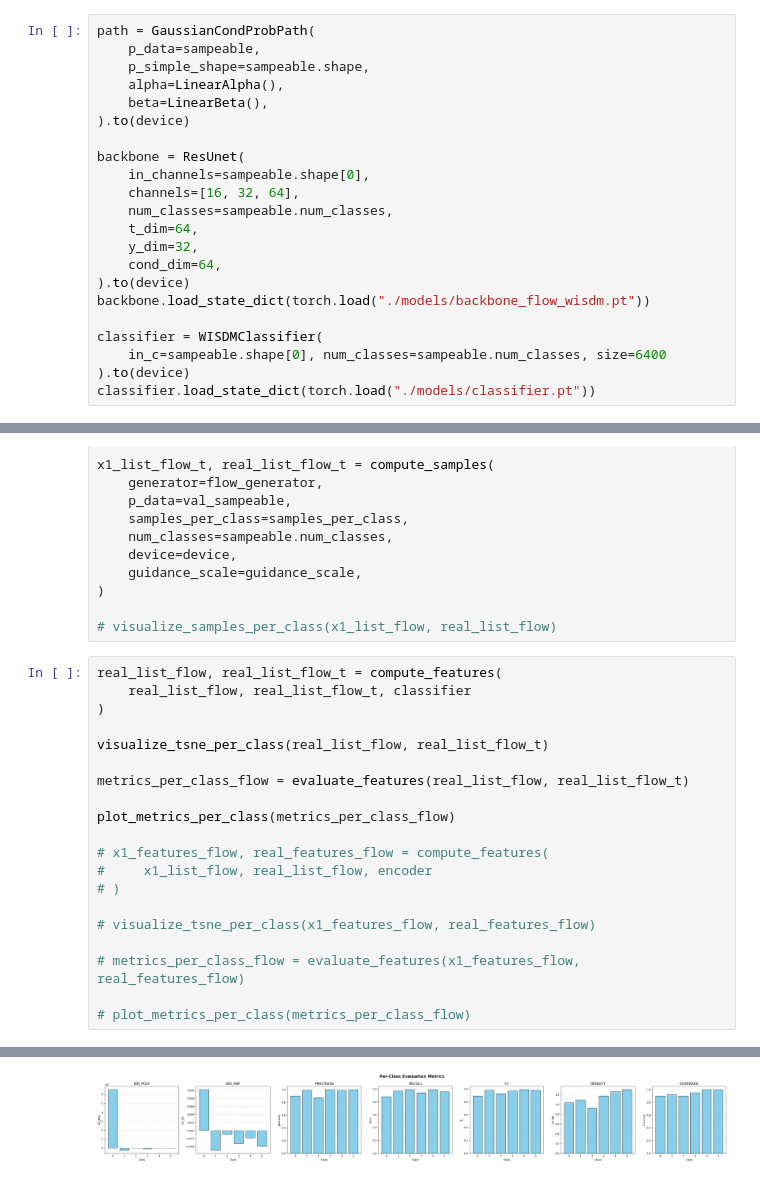
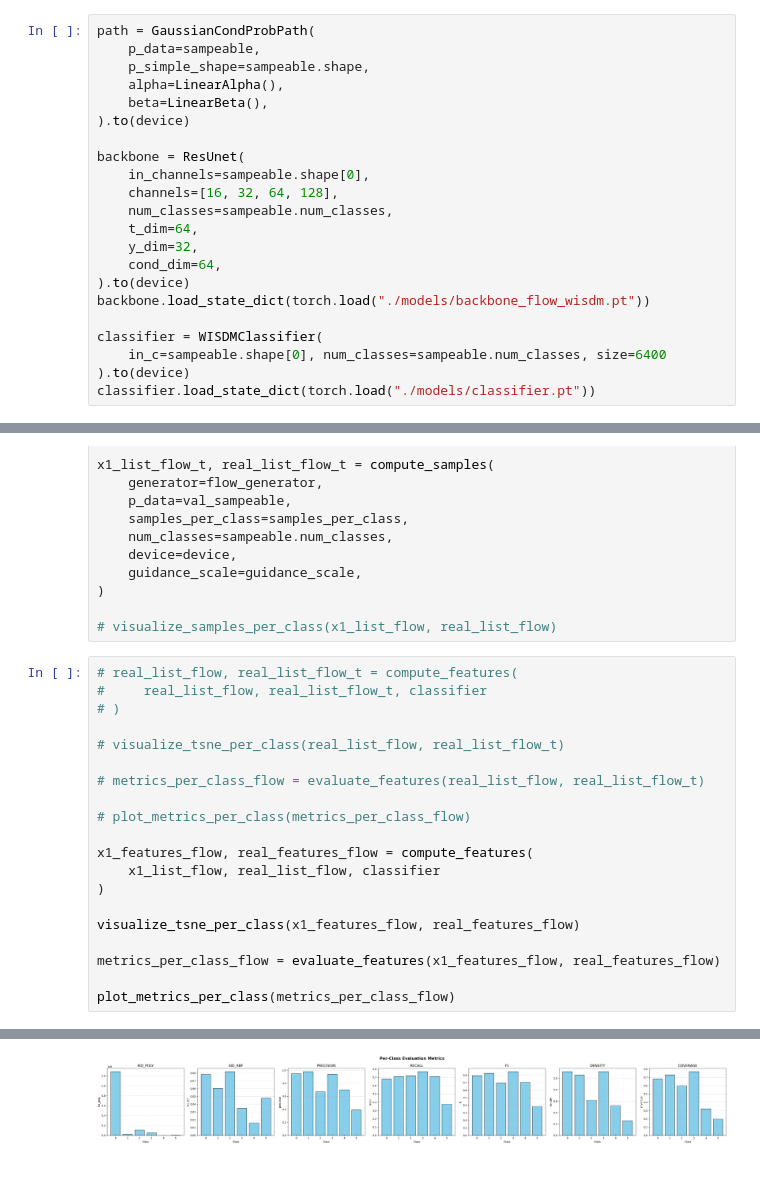
Before and after one commit to chookcurry/flow-matching, a Jupyter notebook: notebooks/whar/evaluate_flow.ipynb, the cells around one changed output, grey strips where cells are left out. Cells and saved outputs as stored; diff of their text form.

```diff
--- a/notebooks/whar/evaluate_flow.ipynb
+++ b/notebooks/whar/evaluate_flow.ipynb
@@ -101,7 +101,7 @@ path = GaussianCondProbPath(
 
 backbone = ResUnet(
     in_channels=sampeable.shape[0],
-    channels=[16, 32, 64],
+    channels=[16, 32, 64, 128],
     num_classes=sampeable.num_classes,
     t_dim=64,
     y_dim=32,
@@ -148,23 +148,23 @@ x1_list_flow_t, real_list_flow_t = compute_samples(
 
 # visualize_samples_per_class(x1_list_flow, real_list_flow)
 # %%
-real_list_flow, real_list_flow_t = compute_features(
-    real_list_flow, real_list_flow_t, classifier
+# real_list_flow, real_list_flow_t = compute_features(
+#     real_list_flow, real_list_flow_t, classifier
+# )
+
+# visualize_tsne_per_class(real_list_flow, real_list_flow_t)
+
+# metrics_per_class_flow = evaluate_features(real_list_flow, real_list_flow_t)
+
+# plot_metrics_per_class(metrics_per_class_flow)
+
+x1_features_flow, real_features_flow = compute_features(
+    x1_list_flow, real_list_flow, classifier
 )
 
-visualize_tsne_per_class(real_list_flow, real_list_flow_t)
+visualize_tsne_per_class(x1_features_flow, real_features_flow)
 
-metrics_per_class_flow = evaluate_features(real_list_flow, real_list_flow_t)
+metrics_per_class_flow = evaluate_features(x1_features_flow, real_features_flow)
 
 plot_metrics_per_class(metrics_per_class_flow)
-
-# x1_features_flow, real_features_flow = compute_features(
-#     x1_list_flow, real_list_flow, encoder
-# )
-
-# visualize_tsne_per_class(x1_features_flow, real_features_flow)
-
-# metrics_per_class_flow = evaluate_features(x1_features_flow, real_features_flow)
-
-# plot_metrics_per_class(metrics_per_class_flow)
 # %% [output]
@@ -172,2 +172,2 @@ plot_metrics_per_class(metrics_per_class_flow)
-[figure, old version]
+[figure, new version]
 # %%
```
Also changed, not shown: parts of 5 cells of this notebook, 14 other files.
